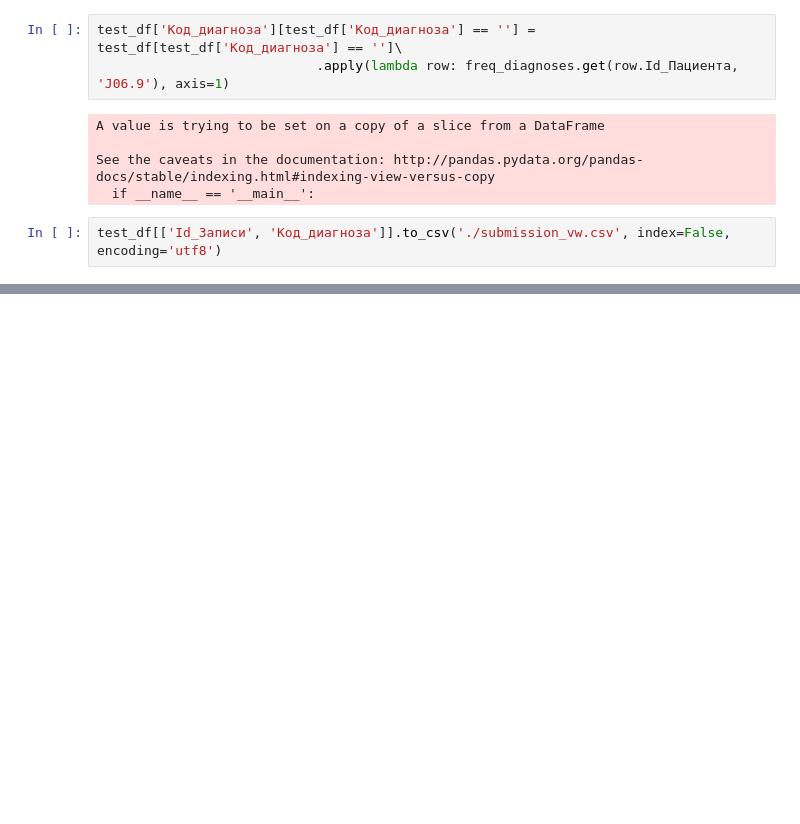
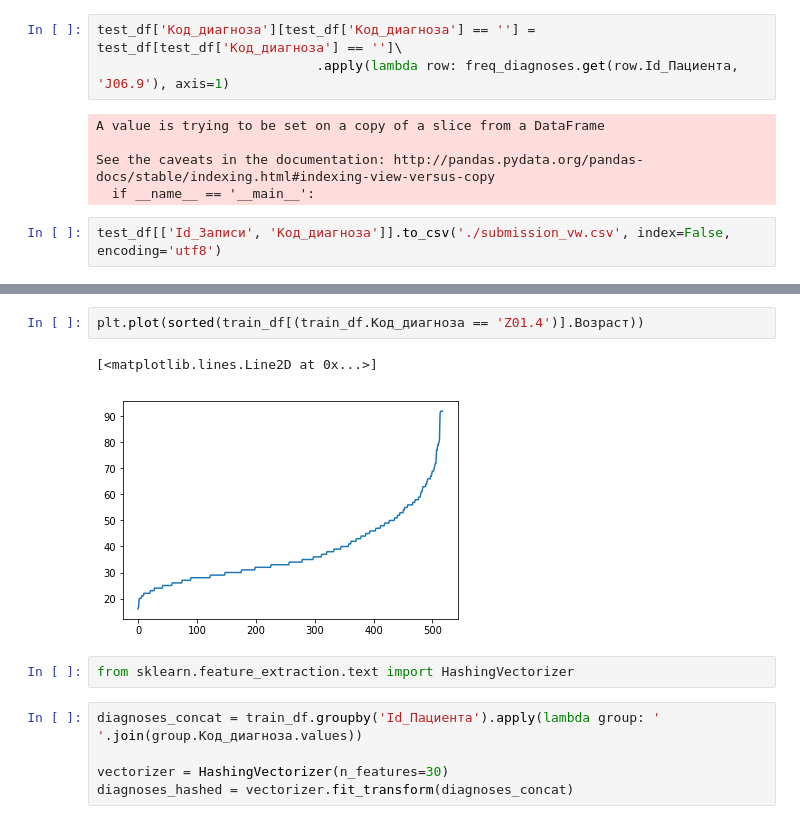
Before and after one commit to AICommunityInno/DigitalHealth-Hack, a Jupyter notebook: dhc-hack-vw.ipynb, the cells around one changed output, grey strips where cells are left out. Saved outputs shown, nothing was run; the diff lists cells and outputs as text; blank space fills up the shorter version.

Commit message:
Hashed history

```diff
--- a/dhc-hack-vw.ipynb
+++ b/dhc-hack-vw.ipynb
@@ -163,0 +593,12 @@ test_df[['Id_Записи', 'Код_диагноза']].to_csv('./submission_vw.
+# %%
+plt.plot(sorted(train_df[(train_df.Код_диагноза == 'Z01.4')].Возраст))
+# %% [output]
+[<matplotlib.lines.Line2D at 0x...>]
+[figure, added]
+# %%
+from sklearn.feature_extraction.text import HashingVectorizer
+# %%
+diagnoses_concat = train_df.groupby('Id_Пациента').apply(lambda group: ' '.join(group.Код_диагноза.values))
+
+vectorizer = HashingVectorizer(n_features=30)
+diagnoses_hashed = vectorizer.fit_transform(diagnoses_concat)
```
Also changed, not shown: parts of 41 cells of this notebook.
